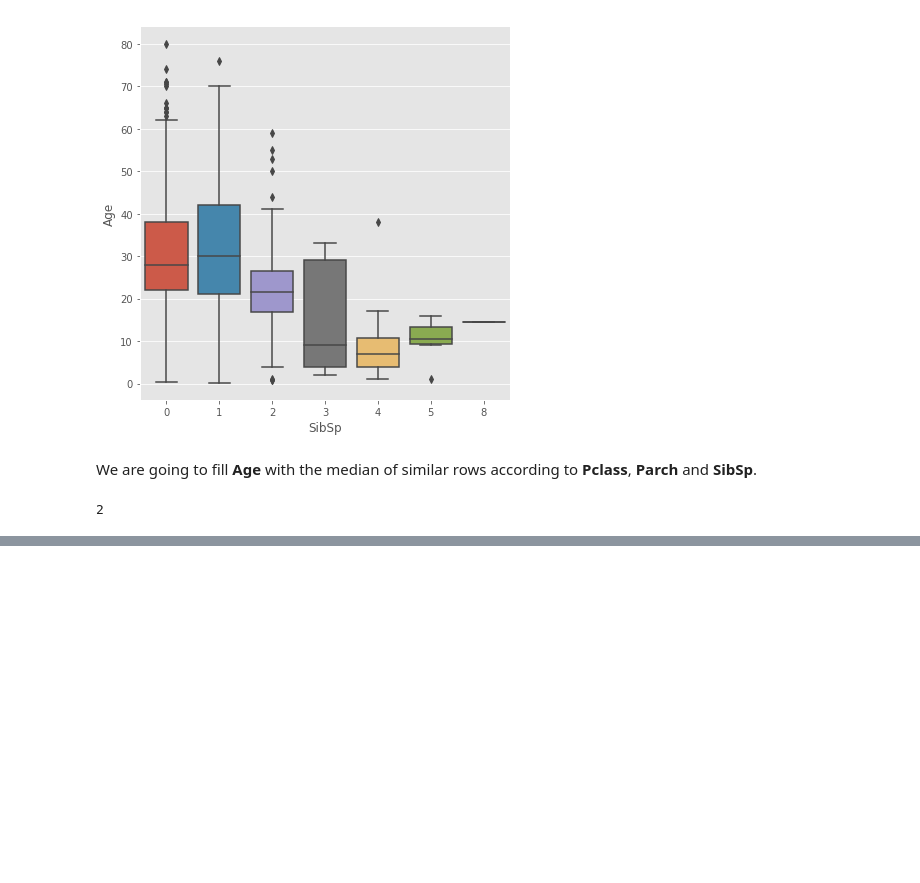
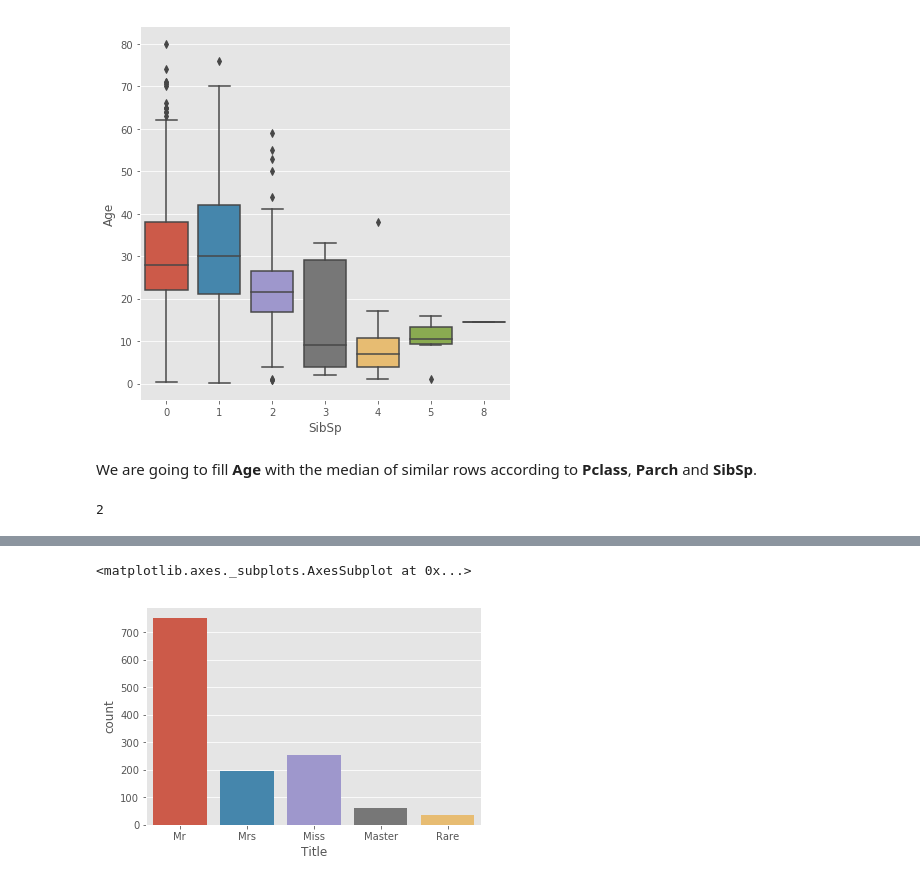
Before and after one commit to Juanan4290/Predicting-Property-Maintenance-Fines, a Jupyter notebook: TitanicChallenge/TitanicChallenge_v2.ipynb, the cells around one changed output, grey strips where cells are left out. Cells and saved outputs as stored; diff of their text form; code cells hidden in the pictures; blank space fills up the shorter version.

```diff
--- a/TitanicChallenge/TitanicChallenge_v2.ipynb
+++ b/TitanicChallenge/TitanicChallenge_v2.ipynb
@@ -406,0 +437,9 @@ dataset[np.isnan(dataset['Age'])]=dataset['Age'].median()
+# %%
+# Convert to categorical values Title
+dataset["Title"] = dataset["Title"].replace(['Don','Rev','Dr','Mme','Ms','Ms','Major','Lady','Sir','Mlle',
+                                            'Col','Capt','the Countess','Jonkheer','Dona'], 'Rare')
+# %%
+sns.countplot(dataset["Title"])
+# %% [output]
+<matplotlib.axes._subplots.AxesSubplot at 0x...>
+[figure, added]
```
Also changed, not shown: parts of 56 cells of this notebook, 1 other file.
